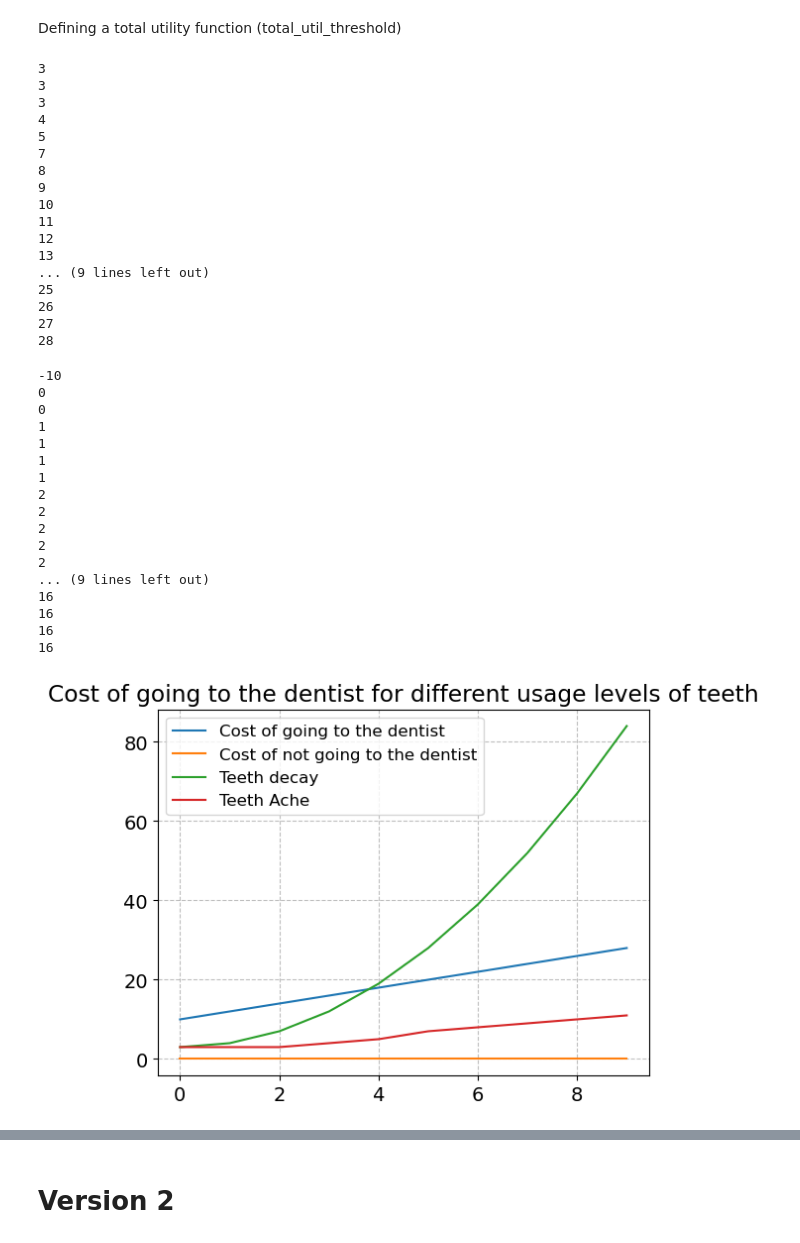
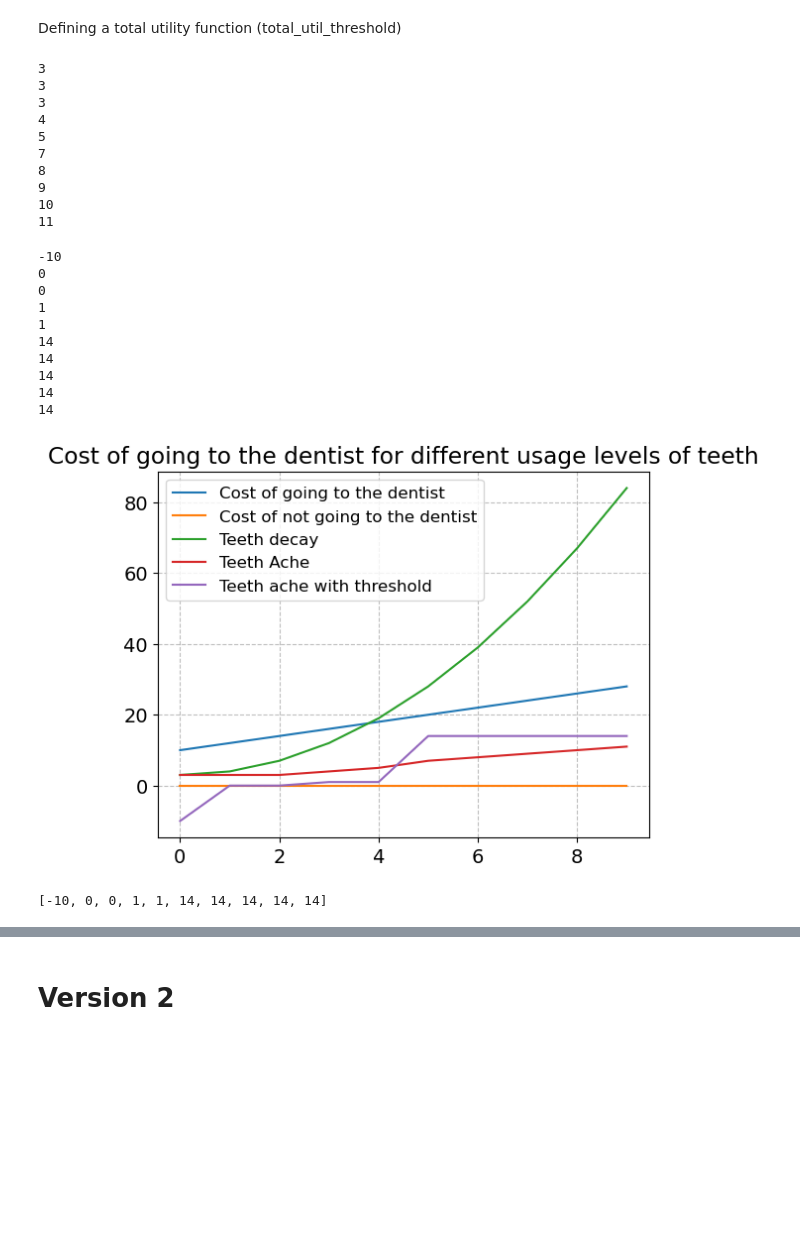
Before and after one commit to biguntitled/Intro_Num, a Jupyter notebook: Marius_Dentist.ipynb, the cells around one changed output, grey strips where cells are left out. Drawn from its saved outputs; the diff is of its cells as text; code cells hidden in the pictures; blank space fills up the shorter version.

```diff
--- a/Marius_Dentist.ipynb
+++ b/Marius_Dentist.ipynb
@@ -26,7 +27,7 @@ par.gamma = 0.9
 par.T = 3
 par.boost = 10
 #par.x_max = 25  # Maximum teeth quality level
-par.threshold = 15 #threshold level to account for the severity of toothache
+par.threshold = 5 #threshold level to account for the severity of toothache
 par.weight = 4 #weight of toothache severity relative to the disutility caused by tooth decay
 # %% [markdown]
 Defining a cost function (cost_dentist) that calculates the cost of going to the dentist or not, based on input parameters.
@@ -90,7 +90,7 @@ Defining a total utility function (total_util_threshold)
 def total_util_threshold(par, d, x_t):
     return -cost_dentist(par, d, x_t) - disutil_ache_threshold(par, x_t)
 # %%
-for i in range(0,25):
+for i in range(0,10):
     print(disutil_ache(par, i))
 #Disutility increases as i increases, indicating that toothache becomes more
 #unpleasant as the severity of the toothache increases
@@ -105,15 +105,8 @@ for i in range(0,25):
 9
 10
 11
-12
-13
-... (9 lines left out)
-25
-26
-27
-28
 # %%
-for i in range(0,25):
+for i in range(0,10):
     print(disutil_ache_threshold(par, i))
 # %% [output]
 -10
@@ -121,41 +114,40 @@ for i in range(0,25):
 0
 1
 1
-1
-1
-2
-2
-2
-2
-2
-... (9 lines left out)
-16
-16
-16
-16
+14
+14
+14
+14
+14
 # %%
 c_going = []
 c_not_going = []
-c_not_going_threshold = []
 decay = []
 ache = []
+ache_threshold = []
 
 for i in range(0,10):
     c_going.append(cost_dentist(par,1, i))
     c_not_going.append(cost_dentist(par,0, i))
     decay.append(teeth_decay(par, 0, i))
     ache.append(disutil_ache(par, i))
+    ache_threshold.append(disutil_ache_threshold(par, i))
 
 
 plt.plot(c_going, label='Cost of going to the dentist')
 plt.plot(c_not_going, label='Cost of not going to the dentist')
 plt.plot(decay, label='Teeth decay')
 plt.plot(ache, label='Teeth Ache')
+plt.plot(ache_threshold, label='Teeth ache with threshold')
 plt.title('Cost of going to the dentist for different usage levels of teeth')
 plt.legend(fontsize=12)
 plt.show()
 # %% [output]
-[figure, old version]
+[figure, new version]
+# %%
+ache_threshold
+# %% [output]
+[-10, 0, 0, 1, 1, 14, 14, 14, 14, 14]
 # %%
 tot_util_go = []
 tot_util_no = []
```
Also changed, not shown: parts of 7 cells of this notebook.
